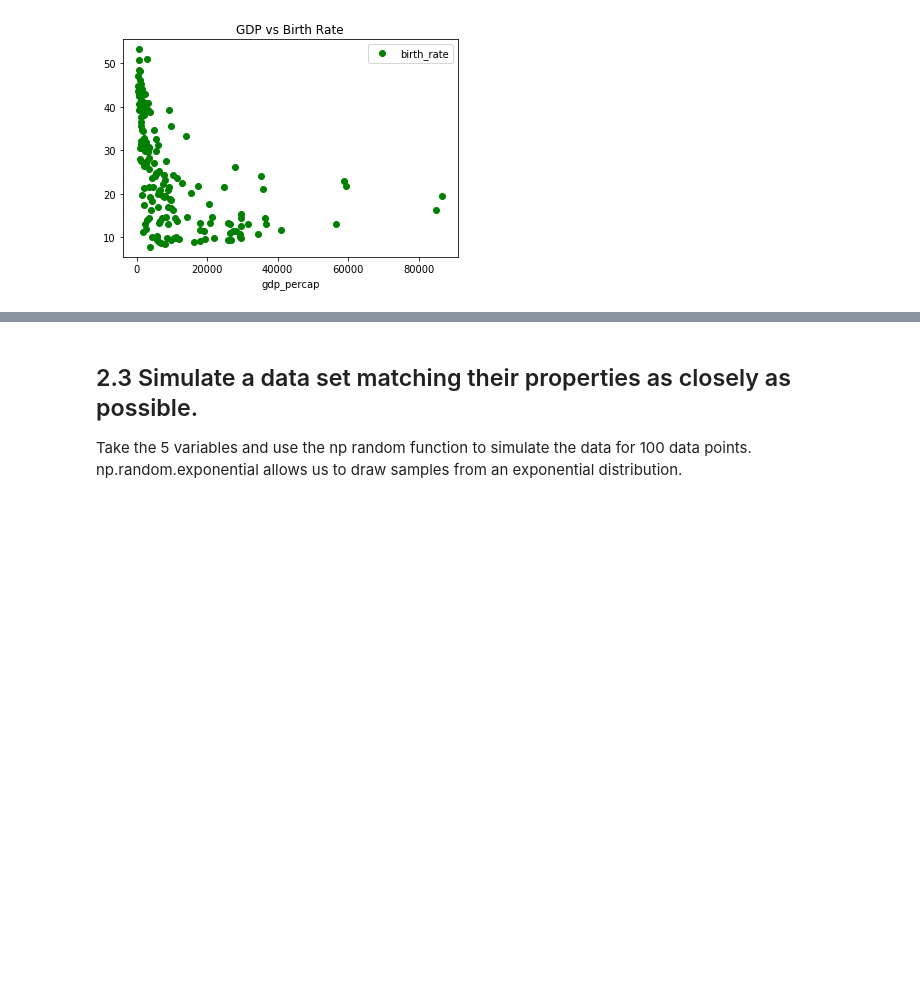
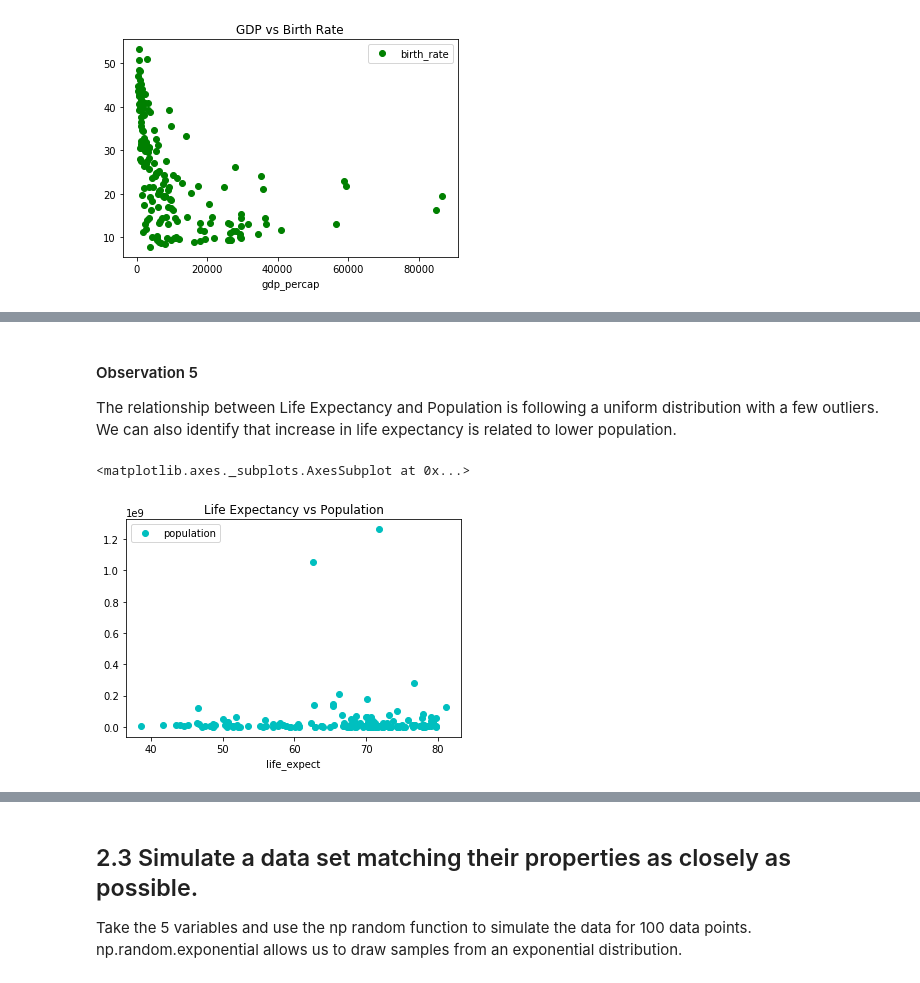
Before and after one commit to shakti230/real-world-phenomenon, a Jupyter notebook: real world phenomenom.ipynb, the cells around one changed output, grey strips where cells are left out. Saved outputs shown, nothing was run; the diff lists cells and outputs as text; code cells hidden in the pictures; blank space fills up the shorter version.

```diff
--- a/real world phenomenom.ipynb
+++ b/real world phenomenom.ipynb
@@ -306,0 +315,9 @@ predefined_data_2000.plot(x='gdp_percap', y='birth_rate', style='go', title="GDP
+# %% [markdown]
+#### Observation 5
+
+The relationship between Life Expectancy and Population is following a uniform distribution with a few outliers. We can also identify that increase in life expectancy is related to lower population.
+# %%
+predefined_data_2000.plot(x='life_expect', y='population', style='co', title="Life Expectancy vs Population")
+# %% [output]
+<matplotlib.axes._subplots.AxesSubplot at 0x...>
+[figure, added]
```
Also changed, not shown: parts of 13 cells of this notebook.
